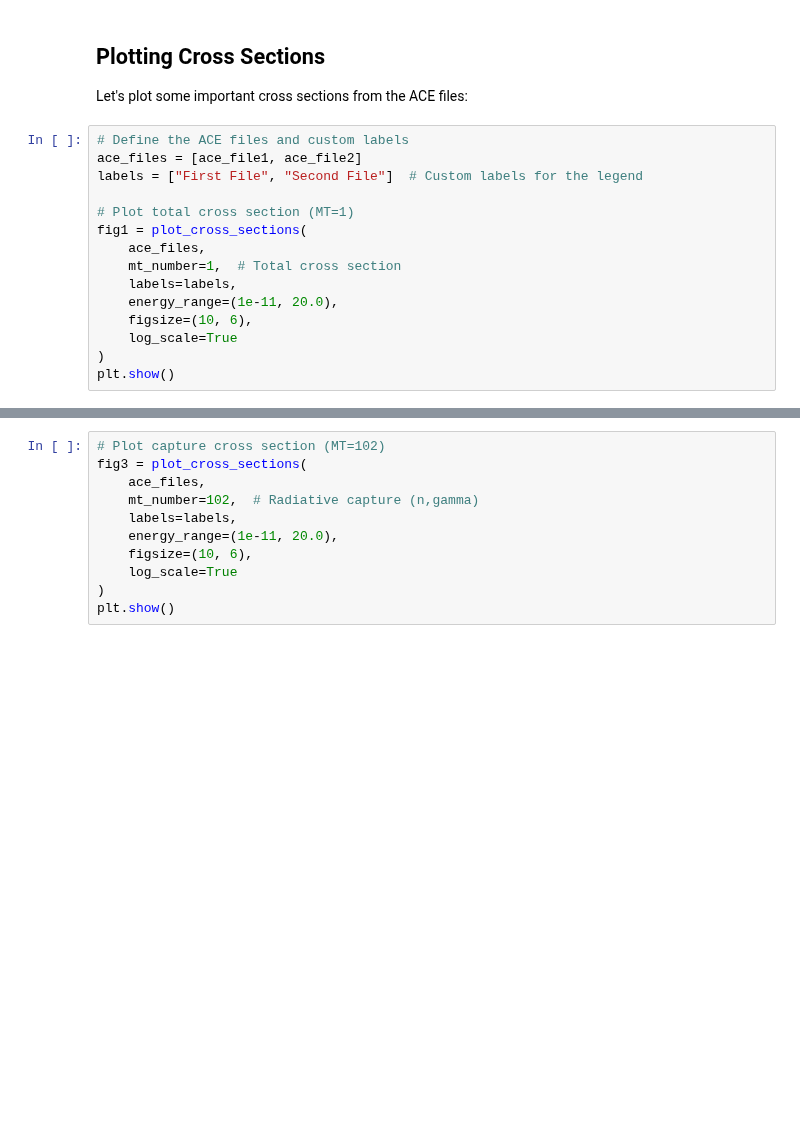
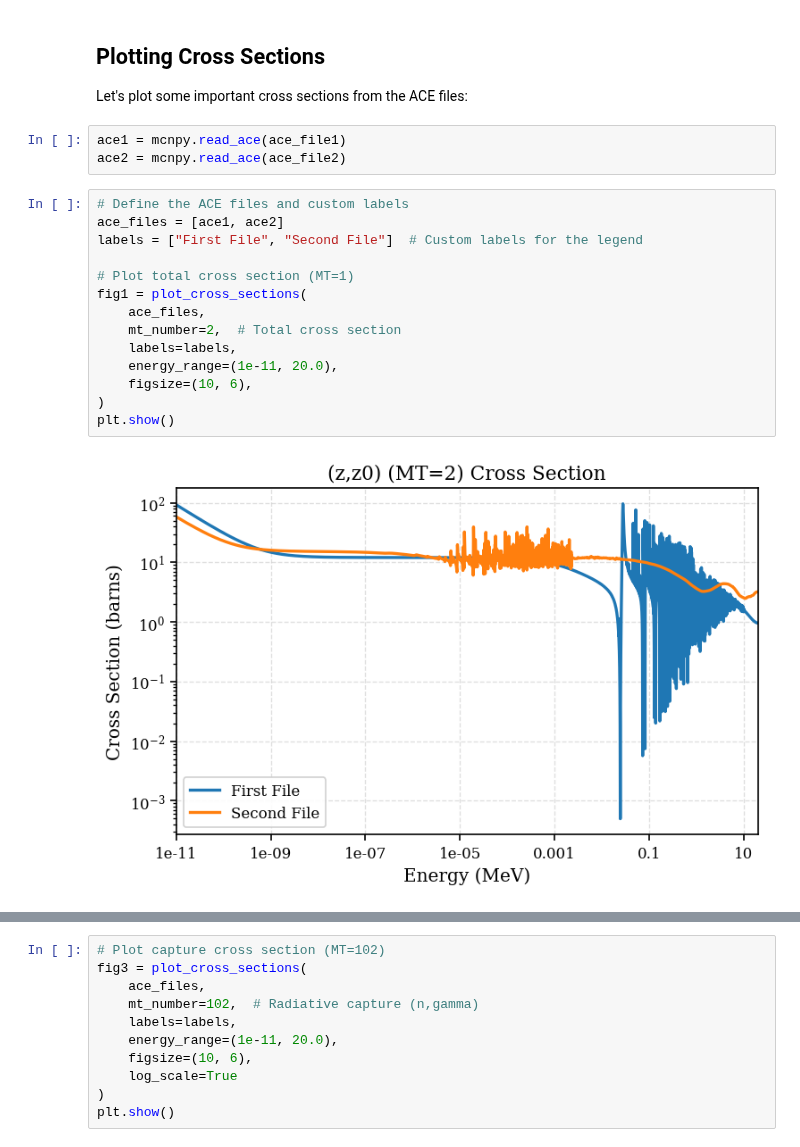
Before and after one commit to monleon96/kika, a Jupyter notebook: mcnpy/ace/analysis/test_analysis.ipynb, the cells around one changed output, grey strips where cells are left out. Drawn from its saved outputs; the diff is of its cells as text; blank space fills up the shorter version.

```diff
--- a/mcnpy/ace/analysis/test_analysis.ipynb
+++ b/mcnpy/ace/analysis/test_analysis.ipynb
@@ -27,21 +28,25 @@ for file in [ace_file1, ace_file2]:
 ## Plotting Cross Sections
 
 Let's plot some important cross sections from the ACE files:
+# %%
+ace1 = mcnpy.read_ace(ace_file1)
+ace2 = mcnpy.read_ace(ace_file2)
 # %%
 # Define the ACE files and custom labels
-ace_files = [ace_file1, ace_file2]
+ace_files = [ace1, ace2]
 labels = ["First File", "Second File"]  # Custom labels for the legend
 
 # Plot total cross section (MT=1)
 fig1 = plot_cross_sections(
     ace_files,
-    mt_number=1,  # Total cross section
+    mt_number=2,  # Total cross section
     labels=labels,
     energy_range=(1e-11, 20.0),
     figsize=(10, 6),
-    log_scale=True
 )
 plt.show()
+# %% [output]
+[figure, added]
 # %%
 # Plot elastic scattering cross section (MT=2)
 fig2 = plot_cross_sections(
```
Also changed, not shown: parts of 2 cells of this notebook, 41 other files.
